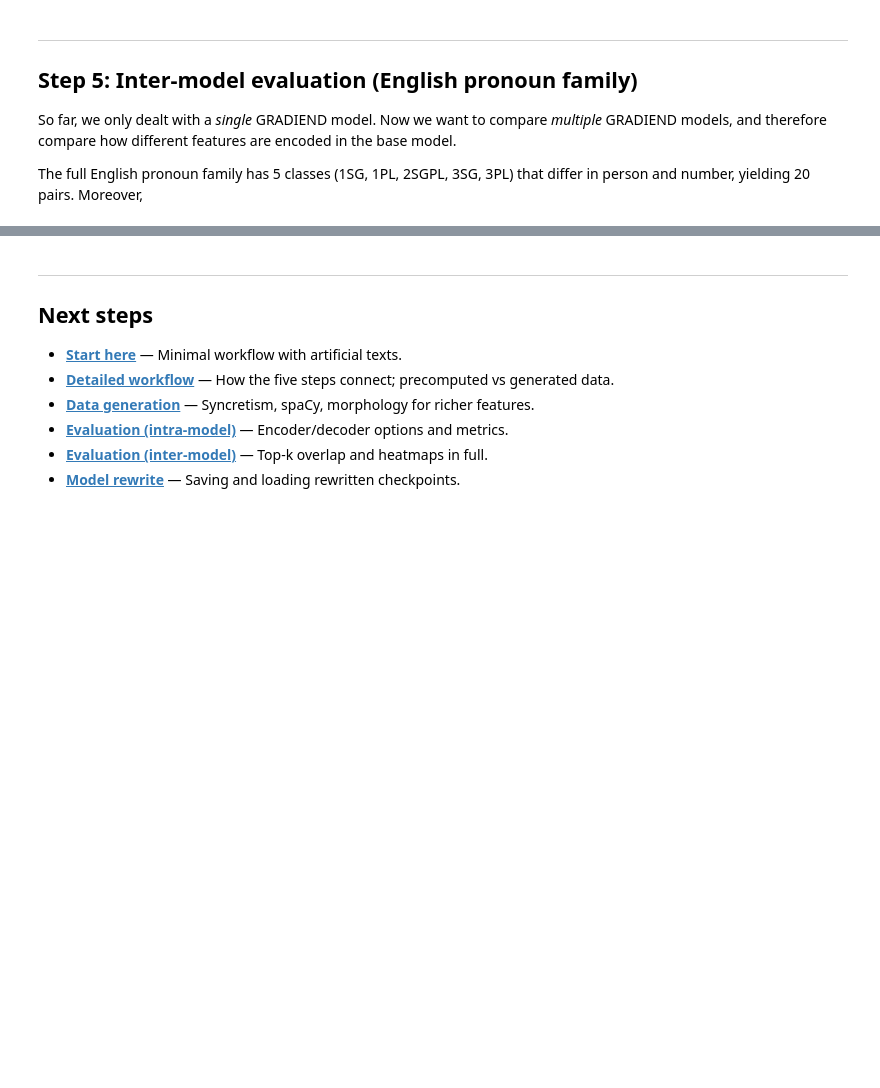
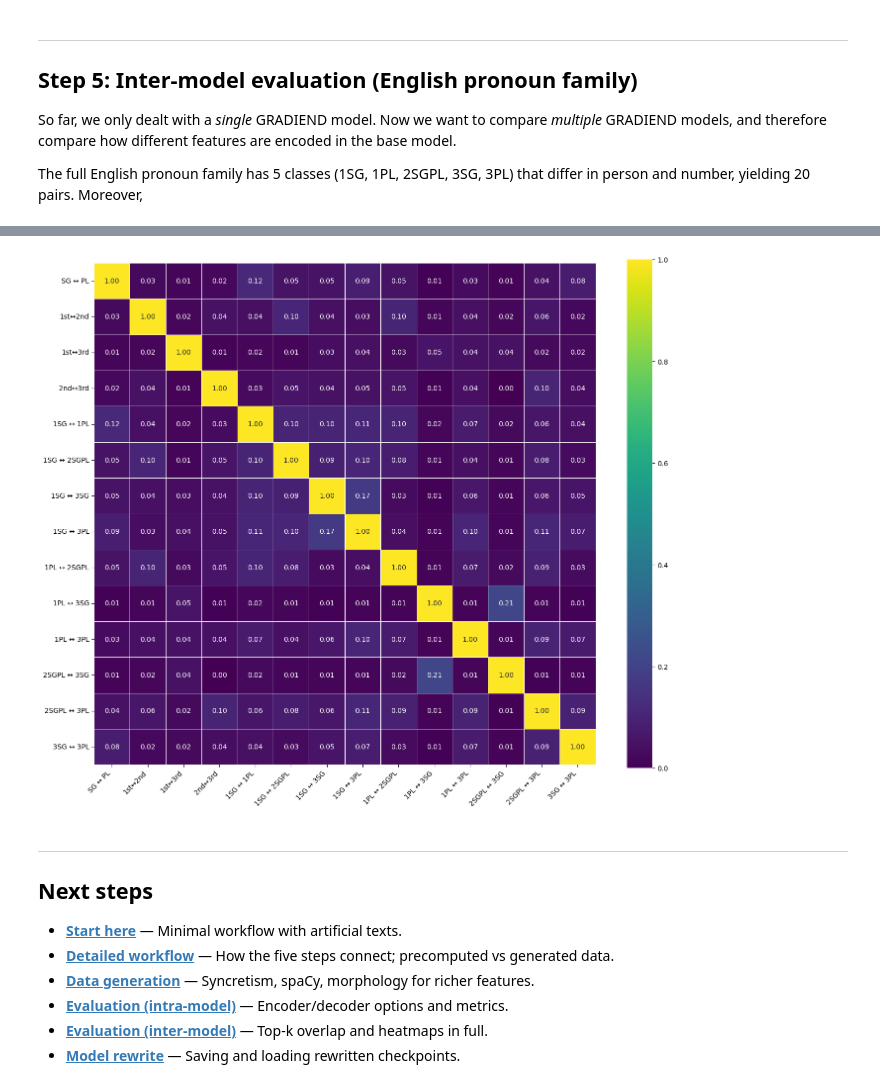
Before and after one commit to aieng-lab/gradiend, a Jupyter notebook: gradiend/examples/english_pronouns.ipynb, the cells around one changed output, grey strips where cells are left out. Saved outputs shown, nothing was run; the diff lists cells and outputs as text; code cells hidden in the pictures; blank space fills up the shorter version.

```diff
--- a/gradiend/examples/english_pronouns.ipynb
+++ b/gradiend/examples/english_pronouns.ipynb
@@ -305,7 +380,9 @@ _ = plot_topk_overlap_venn(venn6_models, topk=topk, part="decoder-weight", outpu
 # %%
 # Heatmap: all runs
 heatmap_models = {pretty_label(id): models_pronoun_family[id] for id in models_pronoun_family}
-plot_topk_overlap_heatmap(heatmap_models, topk=topk, part="decoder-weight", value="intersection_frac", output_path=str(out_dir / "topk_overlap_heatmap_pronoun_family.png"))
+_ = plot_topk_overlap_heatmap(heatmap_models, topk=topk, part="decoder-weight", value="intersection_frac", output_path=str(out_dir / "topk_overlap_heatmap_pronoun_family.png"))
+# %% [output]
+[figure, added]
 # %% [markdown]
 ---
 
```
Also changed, not shown: parts of 13 cells of this notebook, 4 other files.
